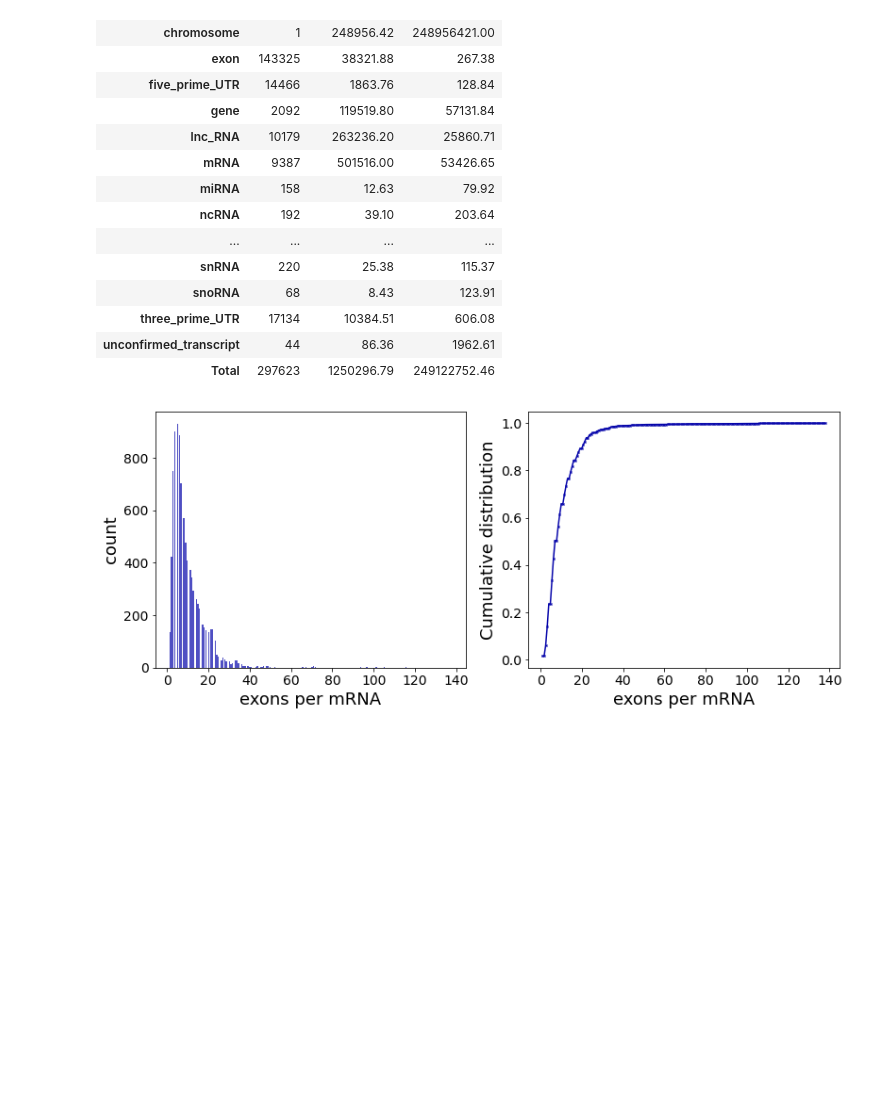
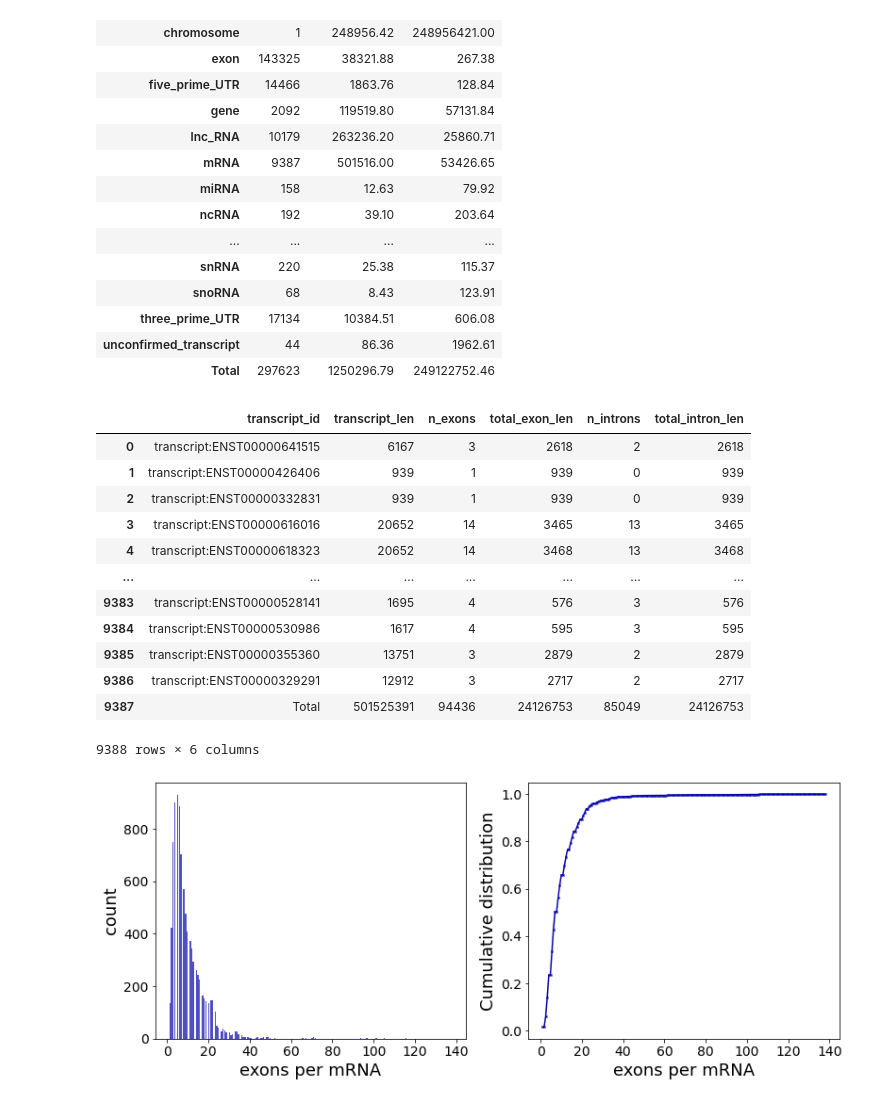
Before and after one commit to msarrias/exonize, a Jupyter notebook: parsing_gff_homo_01.ipynb, the cells around one changed output. Drawn from its saved outputs; the diff is of its cells as text; code cells hidden in the pictures; blank space fills up the shorter version.

```diff
--- a/parsing_gff_homo_01.ipynb
+++ b/parsing_gff_homo_01.ipynb
@@ -45,6 +45,22 @@ mRNA_parent_dic, parents_exon_coverage = get_exon_overlaps(merged_dict['parent_c
 # %%
 transcripts_summary = get_summary_dict(mRNA_parent_dic)
 df_stats = pd.DataFrame(transcripts_summary)
+# %%
+df_stats
+# %% [output]
+|  | transcript_id | transcript_len | n_exons | total_exon_len | n_introns | total_intron_len |
+| 0 | transcript:ENST00000641515 | 6167 | 3 | 2618 | 2 | 2618 |
+| 1 | transcript:ENST00000426406 | 939 | 1 | 939 | 0 | 939 |
+| 2 | transcript:ENST00000332831 | 939 | 1 | 939 | 0 | 939 |
+| 3 | transcript:ENST00000616016 | 20652 | 14 | 3465 | 13 | 3465 |
+| 4 | transcript:ENST00000618323 | 20652 | 14 | 3468 | 13 | 3468 |
+| ... | ... | ... | ... | ... | ... | ... |
+| 9383 | transcript:ENST00000528141 | 1695 | 4 | 576 | 3 | 576 |
+| 9384 | transcript:ENST00000530986 | 1617 | 4 | 595 | 3 | 595 |
+| 9385 | transcript:ENST00000355360 | 13751 | 3 | 2879 | 2 | 2879 |
+| 9386 | transcript:ENST00000329291 | 12912 | 3 | 2717 | 2 | 2717 |
+| 9387 | Total | 501525391 | 94436 | 24126753 | 85049 | 24126753 |
+9388 rows × 6 columns
 # %%
 exons_counts = transcripts_summary['n_exons'][:-1]
 plot_hist_cdf(exons_counts)
```
Also changed, not shown: 1 other file.
